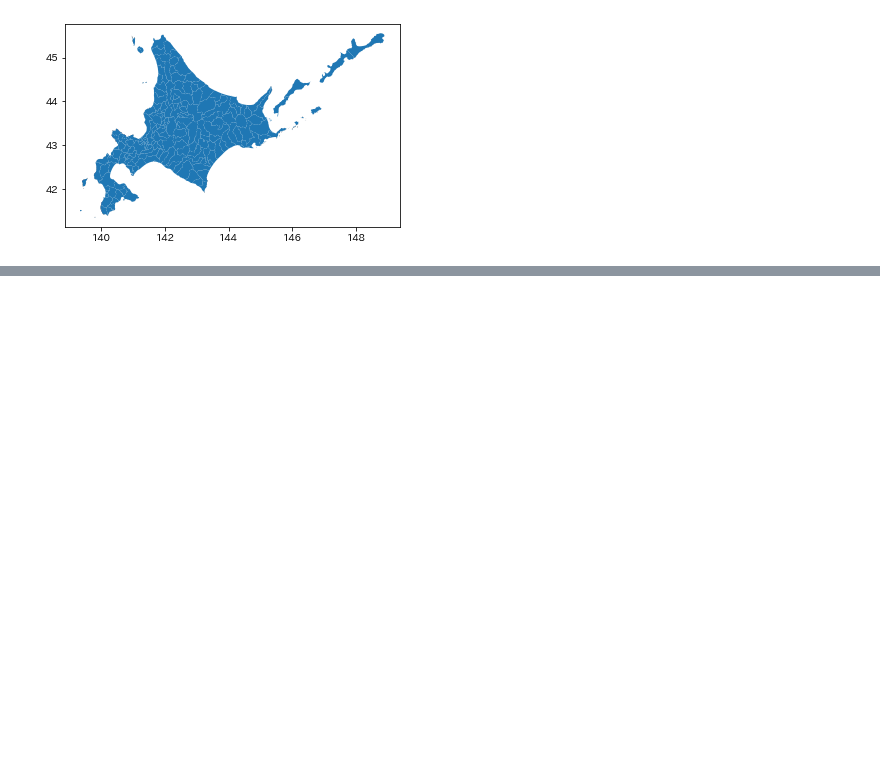
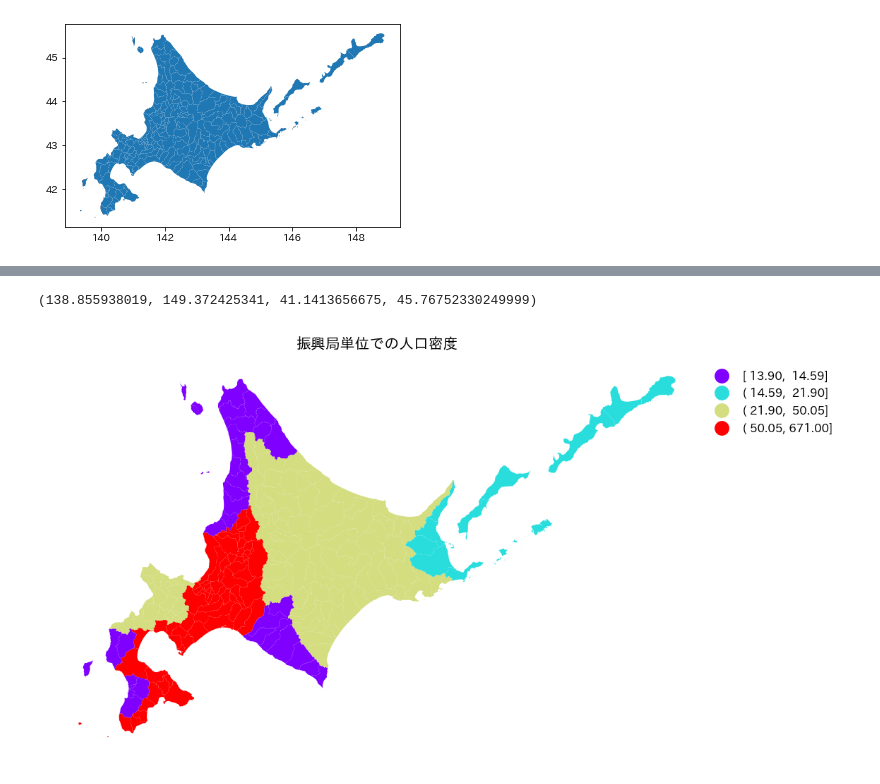
Before and after one commit to akitoshiblog/geopandas-choropleth, a Jupyter notebook: geopandas_choropleth.ipynb, the cells around one changed output, grey strips where cells are left out. Saved outputs shown, nothing was run; the diff lists cells and outputs as text; code cells hidden in the pictures; blank space fills up the shorter version.

```diff
--- a/geopandas_choropleth.ipynb
+++ b/geopandas_choropleth.ipynb
@@ -22,0 +73,11 @@ plt.axis('off')
+# %%
+fig = plt.figure(figsize=(8,6),dpi=150)
+ax = fig.add_subplot(111)
+legend_kwds = dict(bbox_to_anchor=(1, 0.98), loc='upper left', borderaxespad=0, fontsize=8,frameon = False)
+ax = geo_merged.plot(column="H27_population_density" ,ax=ax, cmap="rainbow", scheme="quantiles", k=4,
+                    legend=True,legend_kwds = legend_kwds)
+ax.set_title("振興局単位での人口密度", fontsize=10)
+ax.axis("off")
+# %% [output]
+(138.855938019, 149.372425341, 41.1413656675, 45.76752330249999)
+[figure, added]
```
Also changed, not shown: parts of 7 cells of this notebook, 1 other file.
